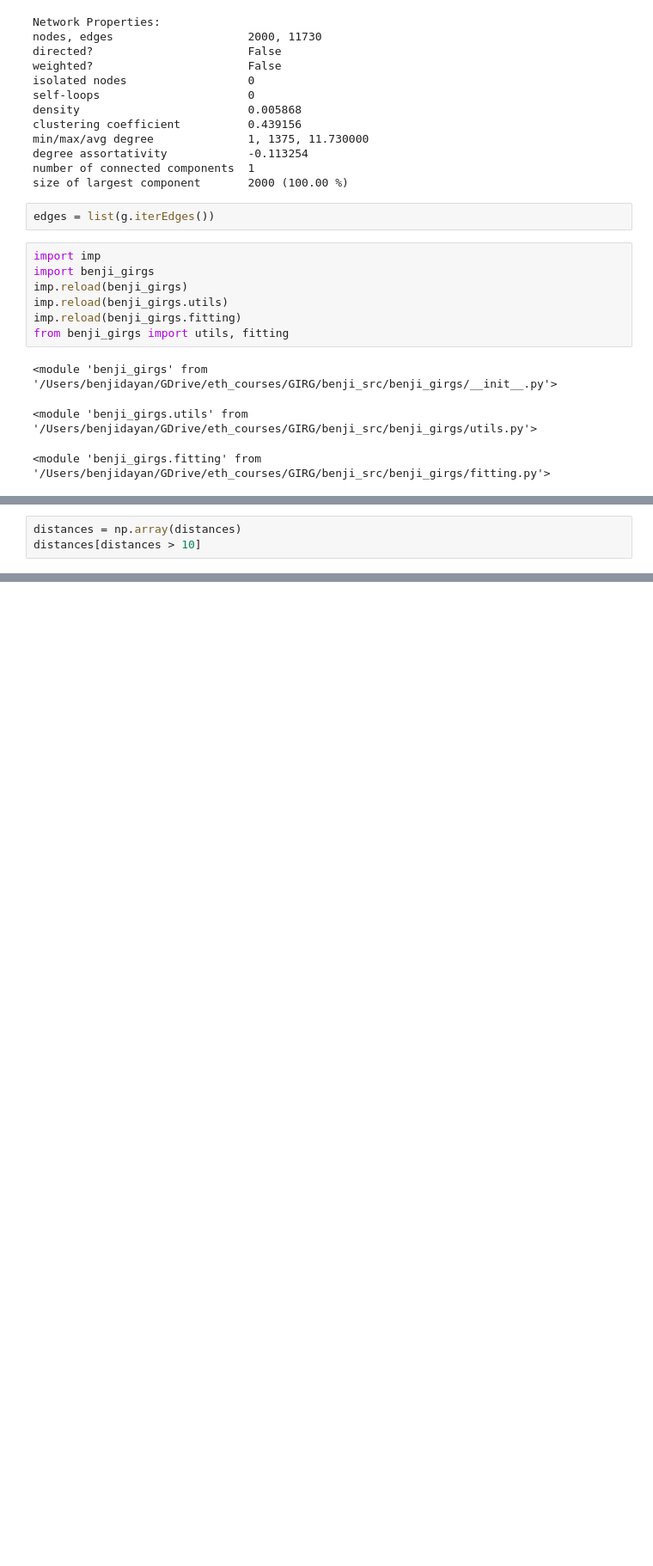
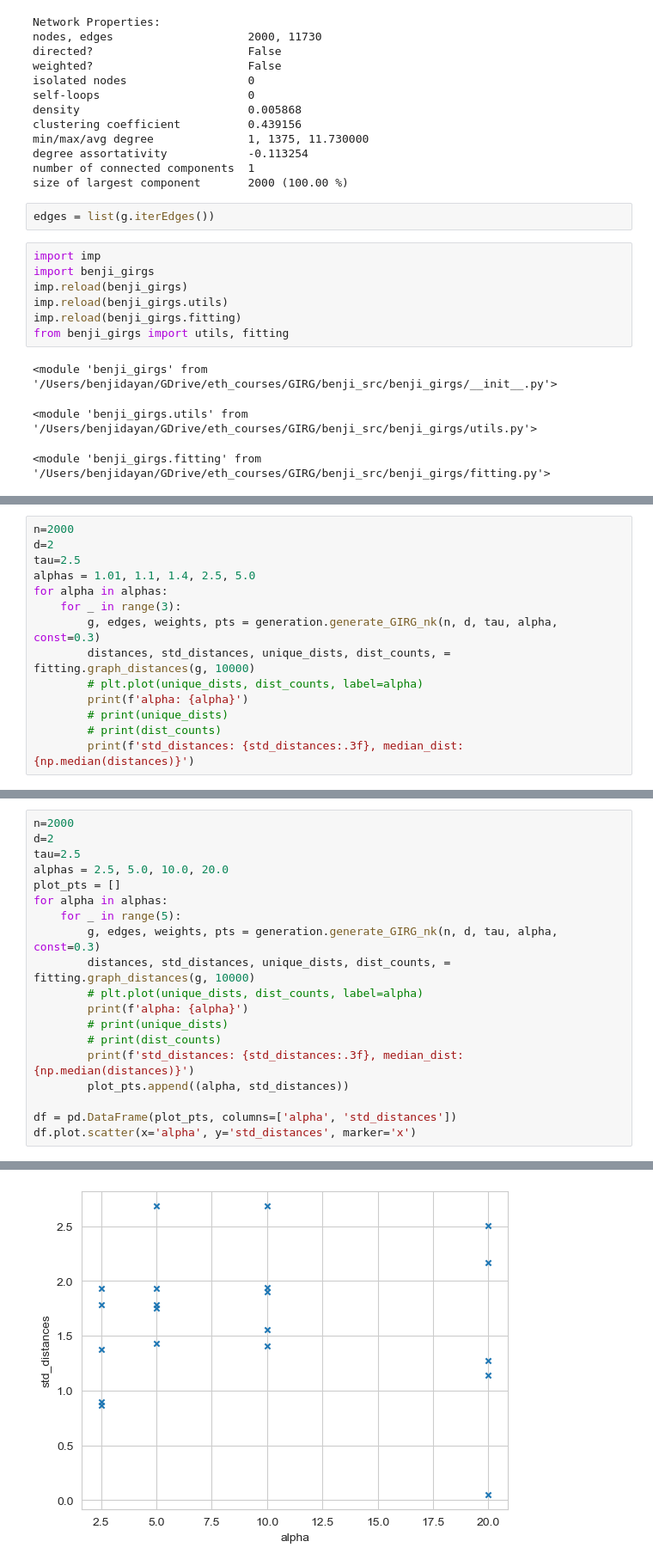
Before and after one commit to BenjiDayan/GIRGs, a Jupyter notebook: benji_src/fitting_general.ipynb, the cells around one changed output, grey strips where cells are left out. Shown at 86% size. Cells and saved outputs as stored; diff of their text form; blank space fills up the shorter version.

Commit message:
start to clean up fitting bi_BFS

```diff
--- a/benji_src/fitting_general.ipynb
+++ b/benji_src/fitting_general.ipynb
@@ -87,3 +129,0 @@ for alpha in alphas:
-# %%
-distances = np.array(distances)
-distances[distances > 10]
@@ -111,0 +170,14 @@ array([], dtype=int64)
+# %%
+n=2000
+d=2
+tau=2.5
+alphas = 1.01, 1.1, 1.4, 2.5, 5.0
+for alpha in alphas:
+    for _ in range(3):
+        g, edges, weights, pts = generation.generate_GIRG_nk(n, d, tau, alpha, const=0.3)
+        distances, std_distances, unique_dists, dist_counts, = fitting.graph_distances(g, 10000)
+        # plt.plot(unique_dists, dist_counts, label=alpha)
+        print(f'alpha: {alpha}')
+        # print(unique_dists)
+        # print(dist_counts)
+        print(f'std_distances: {std_distances:.3f}, median_dist: {np.median(distances)}')
@@ -111,0 +215,20 @@ array([], dtype=int64)
+# %%
+n=2000
+d=2
+tau=2.5
+alphas = 2.5, 5.0, 10.0, 20.0
+plot_pts = []
+for alpha in alphas:
+    for _ in range(5):
+        g, edges, weights, pts = generation.generate_GIRG_nk(n, d, tau, alpha, const=0.3)
+        distances, std_distances, unique_dists, dist_counts, = fitting.graph_distances(g, 10000)
+        # plt.plot(unique_dists, dist_counts, label=alpha)
+        print(f'alpha: {alpha}')
+        # print(unique_dists)
+        # print(dist_counts)
+        print(f'std_distances: {std_distances:.3f}, median_dist: {np.median(distances)}')
+        plot_pts.append((alpha, std_distances))
+
+df = pd.DataFrame(plot_pts, columns=['alpha', 'std_distances'])
+df.plot.scatter(x='alpha', y='std_distances', marker='x')
+# %% [output]
@@ -111,0 +253 @@ array([], dtype=int64)
+[figure, added]
```
Also changed, not shown: parts of 24 cells of this notebook, 2 other files.
